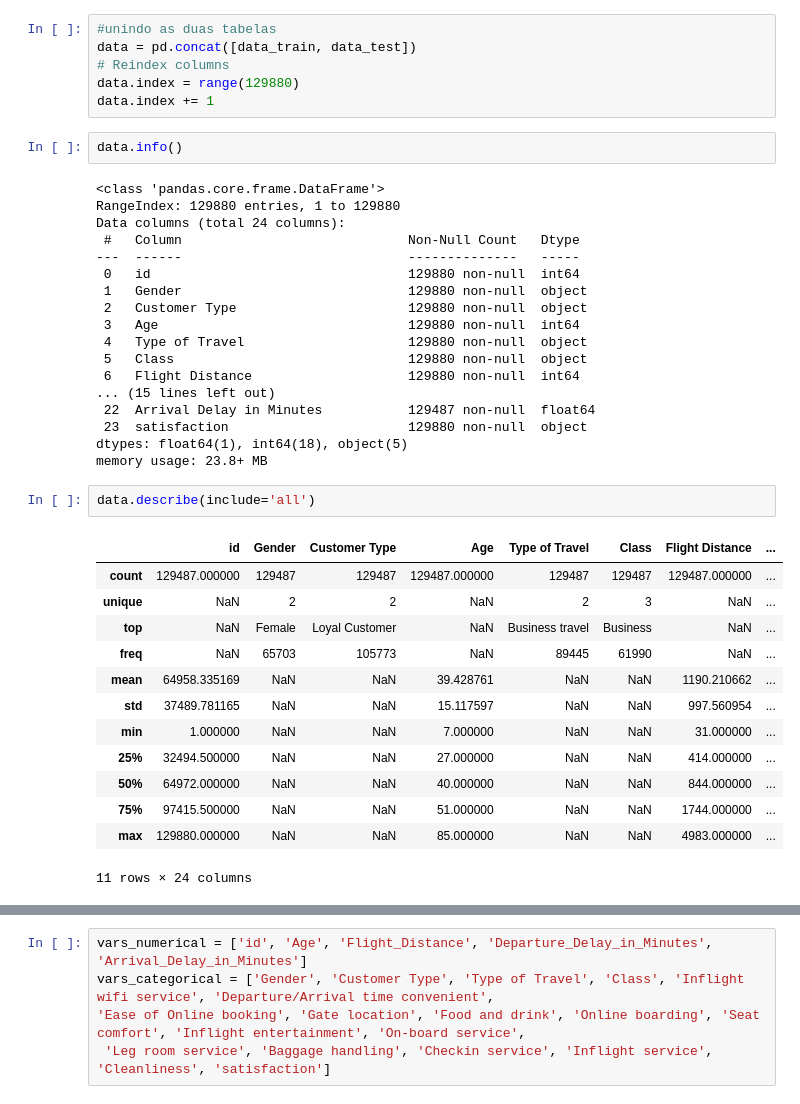
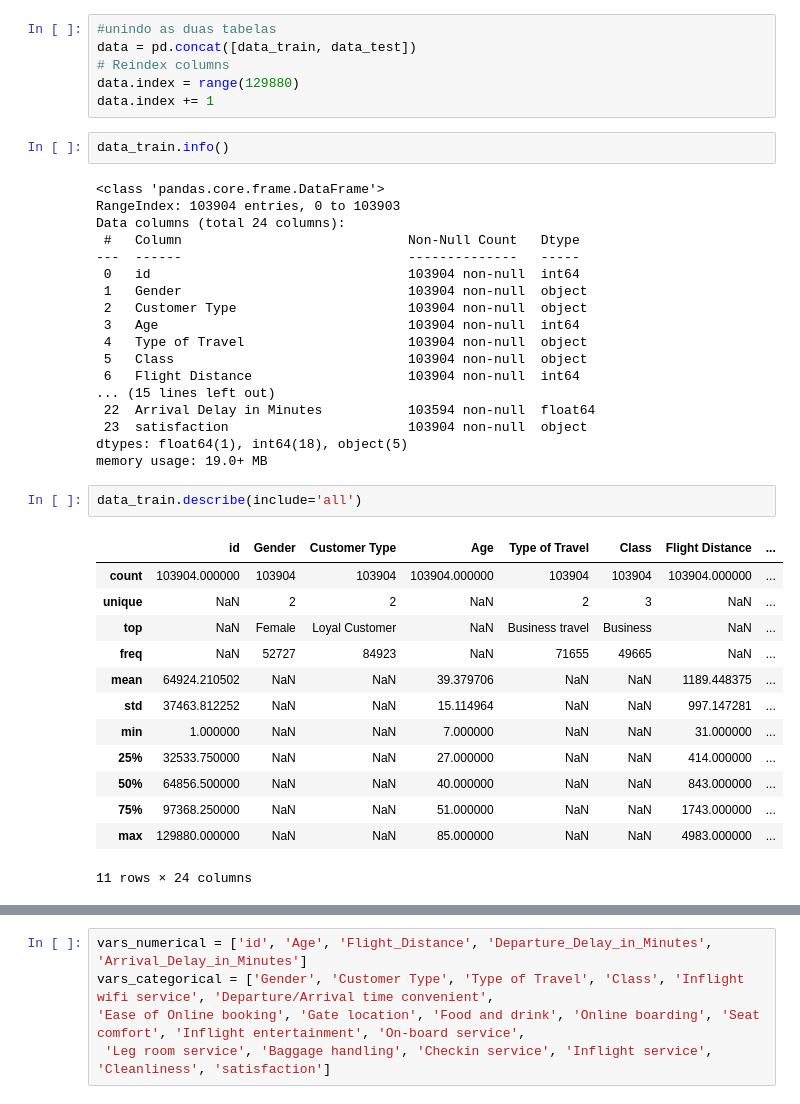
Before and after one commit to Pvcunha/introducao-ciencia-dados, a Jupyter notebook: Parte1_dataset.ipynb, the cells around one changed output, grey strips where cells are left out. Drawn from its saved outputs; the diff is of its cells as text.

```diff
--- a/Parte1_dataset.ipynb
+++ b/Parte1_dataset.ipynb
@@ -97,39 +97,39 @@ data = pd.concat([data_train, data_test])
 data.index = range(129880)
 data.index += 1
 # %%
-data.info()
+data_train.info()
 # %% [output]
 <class 'pandas.core.frame.DataFrame'>
-RangeIndex: 129880 entries, 1 to 129880
+RangeIndex: 103904 entries, 0 to 103903
 Data columns (total 24 columns):
  #   Column                             Non-Null Count   Dtype
 ---  ------                             --------------   -----
- 0   id                                 129880 non-null  int64
- 1   Gender                             129880 non-null  object
- 2   Customer Type                      129880 non-null  object
- 3   Age                                129880 non-null  int64
- 4   Type of Travel                     129880 non-null  object
- 5   Class                              129880 non-null  object
- 6   Flight Distance                    129880 non-null  int64
+ 0   id                                 103904 non-null  int64
+ 1   Gender                             103904 non-null  object
+ 2   Customer Type                      103904 non-null  object
+ 3   Age                                103904 non-null  int64
+ 4   Type of Travel                     103904 non-null  object
+ 5   Class                              103904 non-null  object
+ 6   Flight Distance                    103904 non-null  int64
 ... (15 lines left out)
- 22  Arrival Delay in Minutes           129487 non-null  float64
- 23  satisfaction                       129880 non-null  object
+ 22  Arrival Delay in Minutes           103594 non-null  float64
+ 23  satisfaction                       103904 non-null  object
 dtypes: float64(1), int64(18), object(5)
-memory usage: 23.8+ MB
+memory usage: 19.0+ MB
 # %%
-data.describe(include='all')
+data_train.describe(include='all')
 # %% [output]
 |  | id | Gender | Customer Type | Age | Type of Travel | Class | Flight Distance | ... |
-| count | 129487.000000 | 129487 | 129487 | 129487.000000 | 129487 | 129487 | 129487.000000 | ... |
+| count | 103904.000000 | 103904 | 103904 | 103904.000000 | 103904 | 103904 | 103904.000000 | ... |
 | unique | NaN | 2 | 2 | NaN | 2 | 3 | NaN | ... |
 | top | NaN | Female | Loyal Customer | NaN | Business travel | Business | NaN | ... |
-| freq | NaN | 65703 | 105773 | NaN | 89445 | 61990 | NaN | ... |
-| mean | 64958.335169 | NaN | NaN | 39.428761 | NaN | NaN | 1190.210662 | ... |
-| std | 37489.781165 | NaN | NaN | 15.117597 | NaN | NaN | 997.560954 | ... |
+| freq | NaN | 52727 | 84923 | NaN | 71655 | 49665 | NaN | ... |
+| mean | 64924.210502 | NaN | NaN | 39.379706 | NaN | NaN | 1189.448375 | ... |
+| std | 37463.812252 | NaN | NaN | 15.114964 | NaN | NaN | 997.147281 | ... |
 | min | 1.000000 | NaN | NaN | 7.000000 | NaN | NaN | 31.000000 | ... |
-| 25% | 32494.500000 | NaN | NaN | 27.000000 | NaN | NaN | 414.000000 | ... |
-| 50% | 64972.000000 | NaN | NaN | 40.000000 | NaN | NaN | 844.000000 | ... |
-| 75% | 97415.500000 | NaN | NaN | 51.000000 | NaN | NaN | 1744.000000 | ... |
+| 25% | 32533.750000 | NaN | NaN | 27.000000 | NaN | NaN | 414.000000 | ... |
+| 50% | 64856.500000 | NaN | NaN | 40.000000 | NaN | NaN | 843.000000 | ... |
+| 75% | 97368.250000 | NaN | NaN | 51.000000 | NaN | NaN | 1743.000000 | ... |
 | max | 129880.000000 | NaN | NaN | 85.000000 | NaN | NaN | 4983.000000 | ... |
 11 rows × 24 columns
 # %%
```
Also changed, not shown: parts of 31 cells of this notebook.
